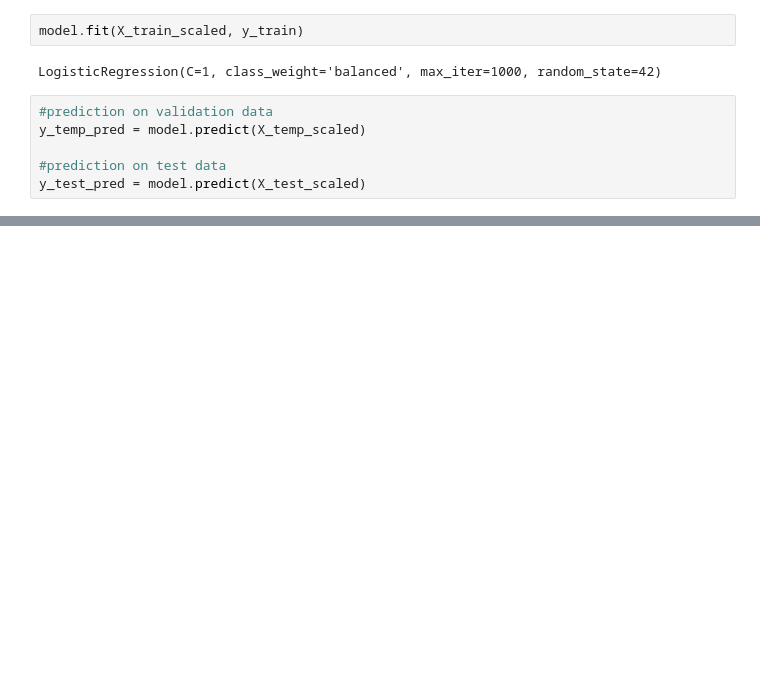
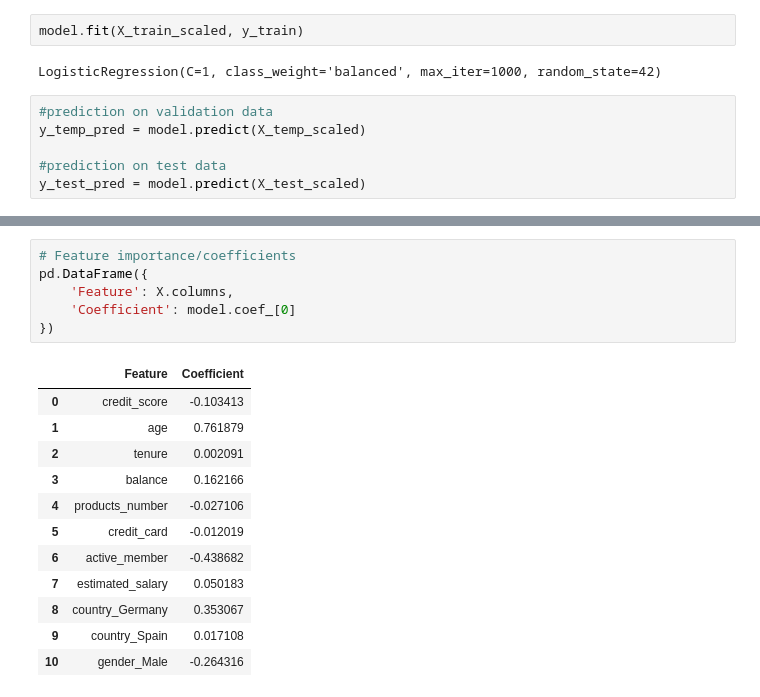
Before and after one commit to NaimPro-tech/Bank_Churn_Prediction_System, a Jupyter notebook: bank_customer_churn.ipynb, the cells around one changed output, grey strips where cells are left out. Cells and saved outputs as stored; diff of their text form; blank space fills up the shorter version.

```diff
--- a/bank_customer_churn.ipynb
+++ b/bank_customer_churn.ipynb
@@ -191,0 +211,19 @@ weighted avg       0.80      0.71      0.74      1500
+# %%
+# Feature importance/coefficients
+pd.DataFrame({
+    'Feature': X.columns,
+    'Coefficient': model.coef_[0]
+})
+# %% [output]
+|  | Feature | Coefficient |
+| 0 | credit_score | -0.103413 |
+| 1 | age | 0.761879 |
+| 2 | tenure | 0.002091 |
+| 3 | balance | 0.162166 |
+| 4 | products_number | -0.027106 |
+| 5 | credit_card | -0.012019 |
+| 6 | active_member | -0.438682 |
+| 7 | estimated_salary | 0.050183 |
+| 8 | country_Germany | 0.353067 |
+| 9 | country_Spain | 0.017108 |
+| 10 | gender_Male | -0.264316 |
```
Also changed, not shown: parts of 11 cells of this notebook, 1 other file.
